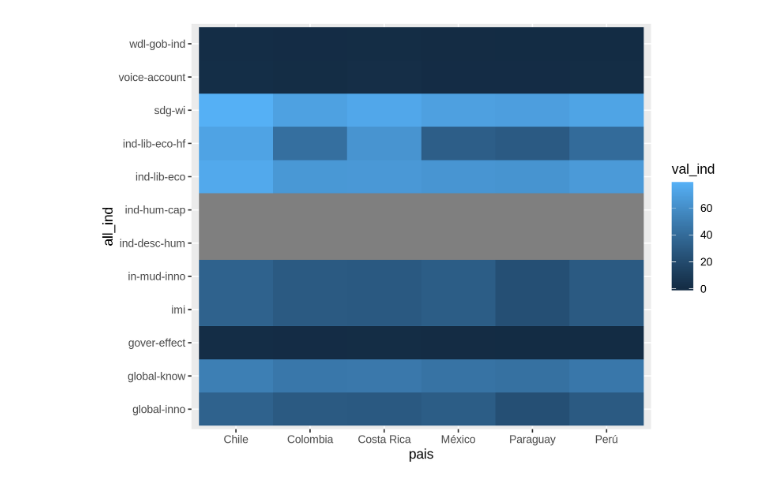
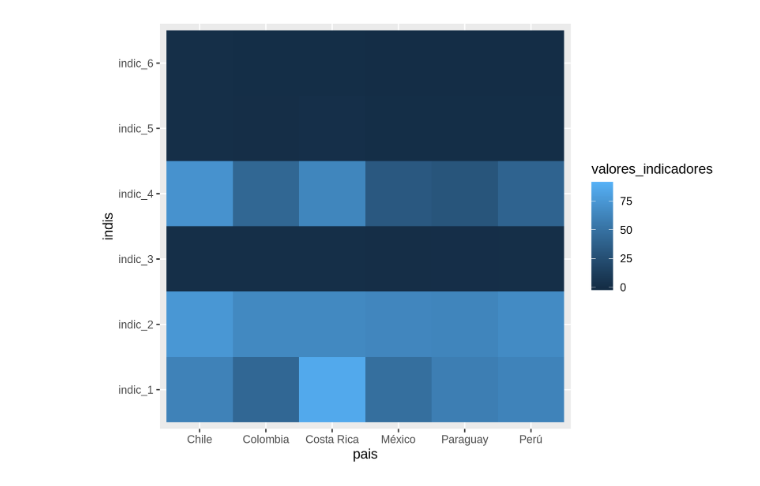
Before and after one commit to ElenaVillano/visualizacionR, a Jupyter notebook: notebooks/s3-your-own-graphs.ipynb, the cells around one changed output. Saved outputs shown, nothing was run; the diff lists cells and outputs as text; code cells hidden in the pictures.

```diff
--- a/notebooks/s3-your-own-graphs.ipynb
+++ b/notebooks/s3-your-own-graphs.ipynb
@@ -43,0 +19,3 @@ typeof(indicadores)
+# %%
+# Indicadores con columnas con nombres diferentes
+indicadores <- read_csv('https://raw.githubusercontent.com/ElenaVillano/visualizacionR/main/data/indicadores.csv')
@@ -167,2 +207,2 @@ ggplot(data = indi_long, aes(x = reorder(pais,-`gover-effect`), y = `gover-effec
 # %%
-indi_long <- pivot_longer(indicadores,cols = `sdg-wi`:`ind-hum-cap`, names_to = 'all_ind', values_to='val_ind')
+indi_long <- pivot_longer(indicadores,cols = indic_1:indic_5, names_to = 'indis', values_to='valores_indicadores')
@@ -225,5 +311,6 @@ Warning message:
 # %%
-ggplot(data=indi_long, aes(x =pais,y=all_ind, fill = val_ind)) +
+# Heatmap
+ggplot(data=indi_long, aes(x =pais,y=indis, fill = valores_indicadores)) +
   geom_tile()
 # %% [output]
-[figure, old version]
+[figure, new version]
```
Also changed, not shown: parts of 78 cells of this notebook.
